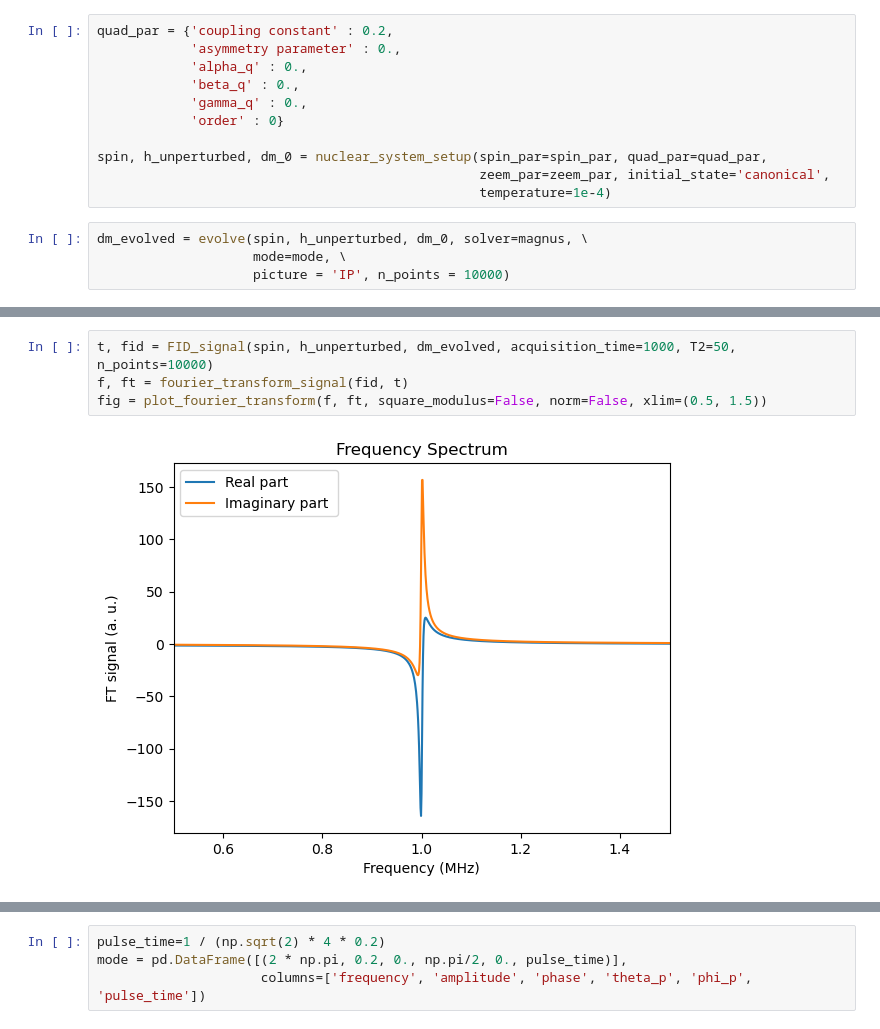
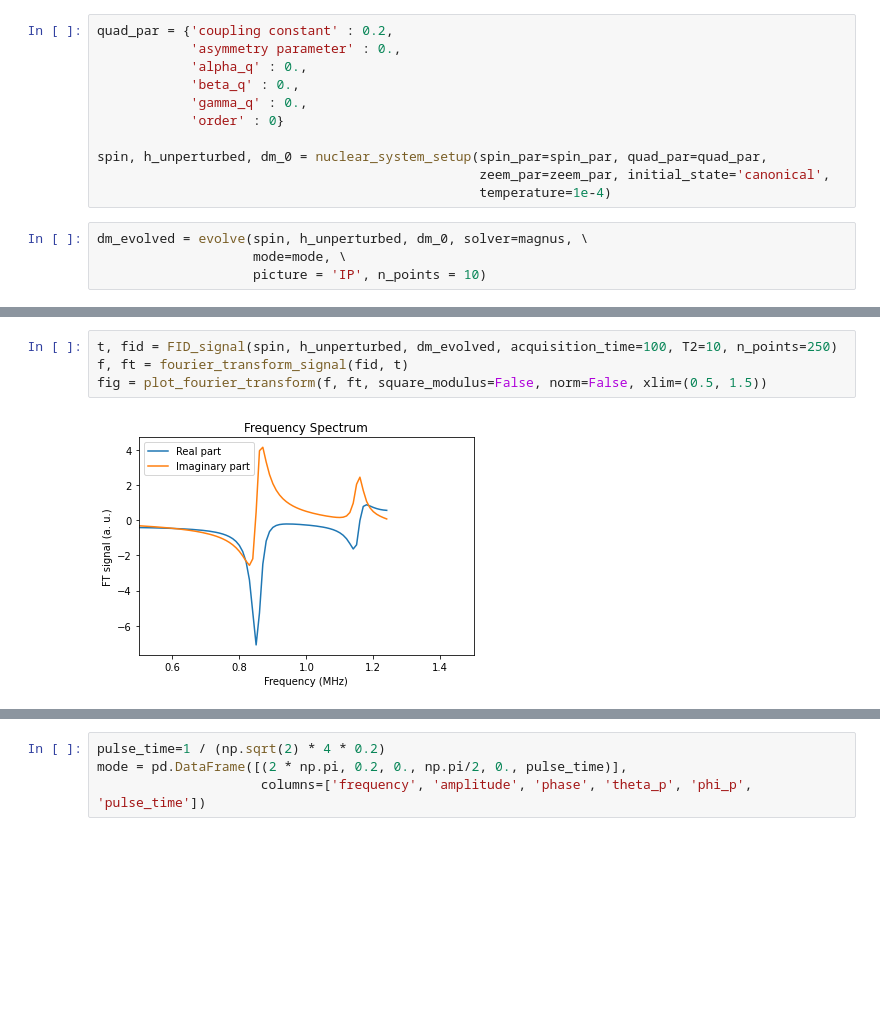
Before and after one commit to vemiBGH/PULSEE, a Jupyter notebook: demos/readme_demo.ipynb, the cells around one changed output, grey strips where cells are left out. Saved outputs shown, nothing was run; the diff lists cells and outputs as text; blank space fills up the shorter version.

```diff
--- a/demos/readme_demo.ipynb
+++ b/demos/readme_demo.ipynb
@@ -59,7 +57,7 @@ spin, h_unperturbed, dm_0 = nuclear_system_setup(spin_par=spin_par, quad_par=qua
 # %%
 dm_evolved = evolve(spin, h_unperturbed, dm_0, solver=magnus, \
                     mode=mode, \
-                    picture = 'IP', n_points = 10000)
+                    picture = 'IP', n_points = 10)
 # %%
 f, p = power_absorption_spectrum(spin, h_unperturbed, normalized=True)
 _ = plot_power_absorption_spectrum(f, p)
@@ -69,9 +66,9 @@ PRINTING OUT DIMS[0]: [3]
 # %%
-t, fid = FID_signal(spin, h_unperturbed, dm_evolved, acquisition_time=1000, T2=50, n_points=10000)
+t, fid = FID_signal(spin, h_unperturbed, dm_evolved, acquisition_time=100, T2=10, n_points=250)
 f, ft = fourier_transform_signal(fid, t)
 fig = plot_fourier_transform(f, ft, square_modulus=False, norm=False, xlim=(0.5, 1.5))
 # %% [output]
-[figure, old version]
+[figure, new version]
 # %%
 spin_par = {'quantum number' : 3/2,
             'gamma/2pi' : 1.}
```
Also changed, not shown: parts of 11 cells of this notebook, 4 other files.
